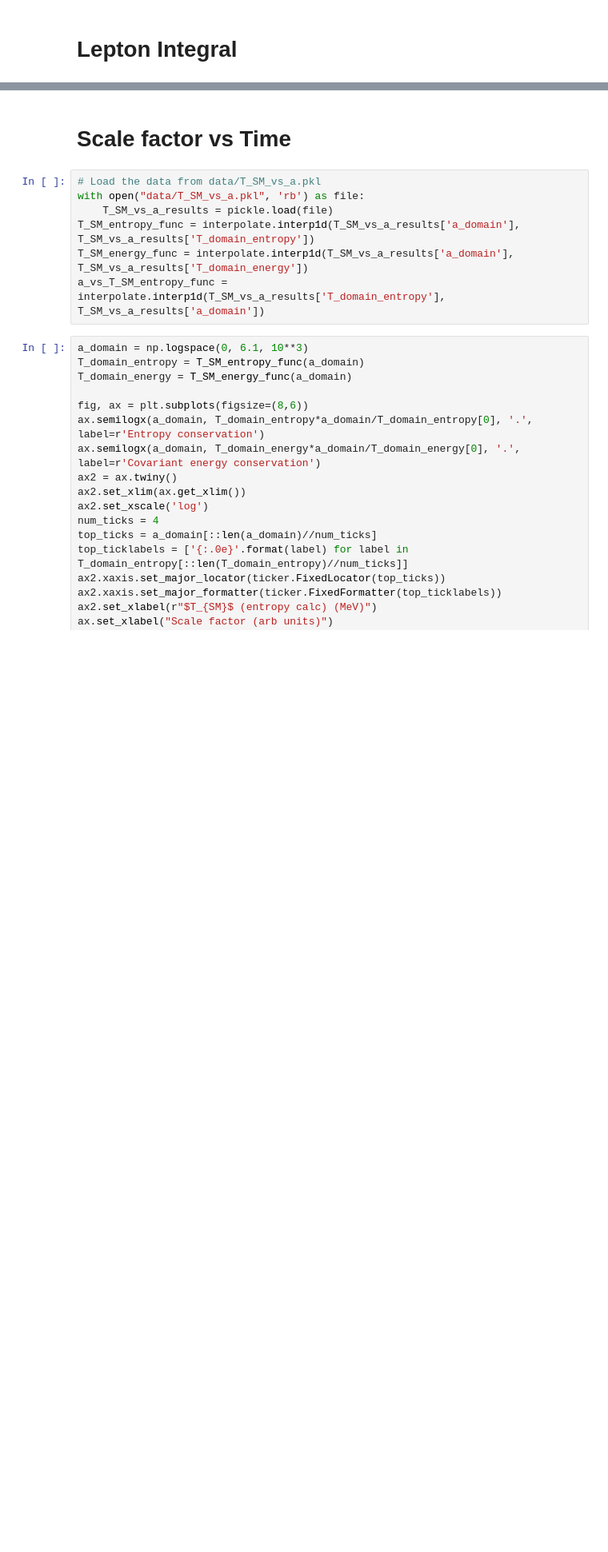
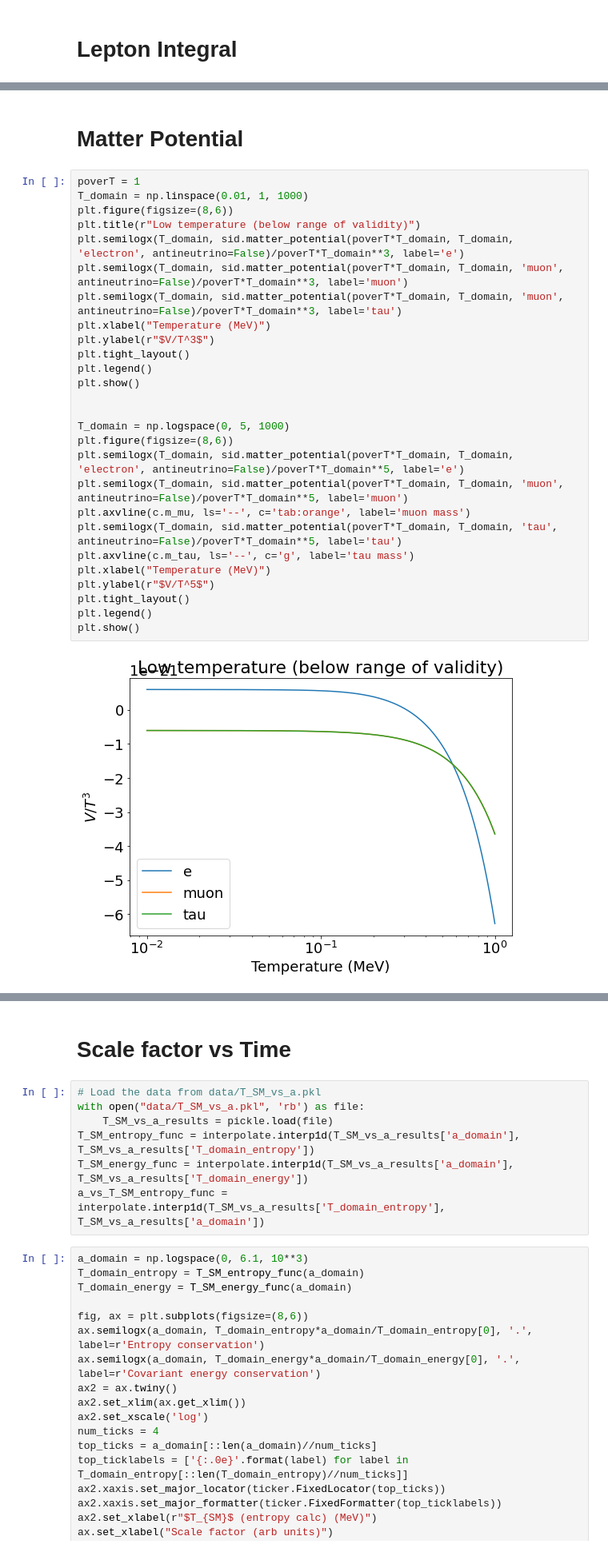
Before and after one commit to JakeSpisak/Sterile-Neutrinos, a Jupyter notebook: check_functions.ipynb, the cells around one changed output, grey strips where cells are left out. Shown at 80% size. Drawn from its saved outputs; the diff is of its cells as text; blank space fills up the shorter version.

Commit message:
Update the SID calculation, especially the matter potential

```diff
--- a/check_functions.ipynb
+++ b/check_functions.ipynb
@@ -60,0 +49,31 @@ plt.show()
+# %% [markdown]
+# Matter Potential
+# %%
+poverT = 1
+T_domain = np.linspace(0.01, 1, 1000)
+plt.figure(figsize=(8,6))
+plt.title(r"Low temperature (below range of validity)")
+plt.semilogx(T_domain, sid.matter_potential(poverT*T_domain, T_domain, 'electron', antineutrino=False)/poverT*T_domain**3, label='e')
+plt.semilogx(T_domain, sid.matter_potential(poverT*T_domain, T_domain, 'muon', antineutrino=False)/poverT*T_domain**3, label='muon')
+plt.semilogx(T_domain, sid.matter_potential(poverT*T_domain, T_domain, 'muon', antineutrino=False)/poverT*T_domain**3, label='tau')
+plt.xlabel("Temperature (MeV)")
+plt.ylabel(r"$V/T^3$")
+plt.tight_layout()
+plt.legend()
+plt.show()
+
+
+T_domain = np.logspace(0, 5, 1000)
+plt.figure(figsize=(8,6))
+plt.semilogx(T_domain, sid.matter_potential(poverT*T_domain, T_domain, 'electron', antineutrino=False)/poverT*T_domain**5, label='e')
+plt.semilogx(T_domain, sid.matter_potential(poverT*T_domain, T_domain, 'muon', antineutrino=False)/poverT*T_domain**5, label='muon')
+plt.axvline(c.m_mu, ls='--', c='tab:orange', label='muon mass')
+plt.semilogx(T_domain, sid.matter_potential(poverT*T_domain, T_domain, 'tau', antineutrino=False)/poverT*T_domain**5, label='tau')
+plt.axvline(c.m_tau, ls='--', c='g', label='tau mass')
+plt.xlabel("Temperature (MeV)")
+plt.ylabel(r"$V/T^5$")
+plt.tight_layout()
+plt.legend()
+plt.show()
+# %% [output]
+[figure, added]
```
Also changed, not shown: parts of 18 cells of this notebook, 9 other files.
